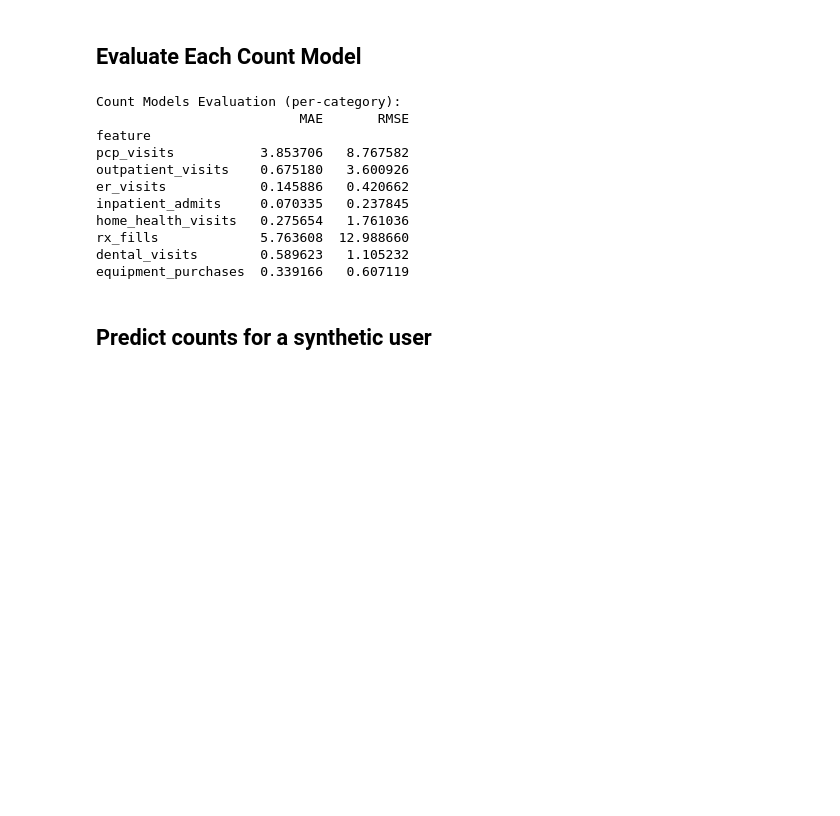
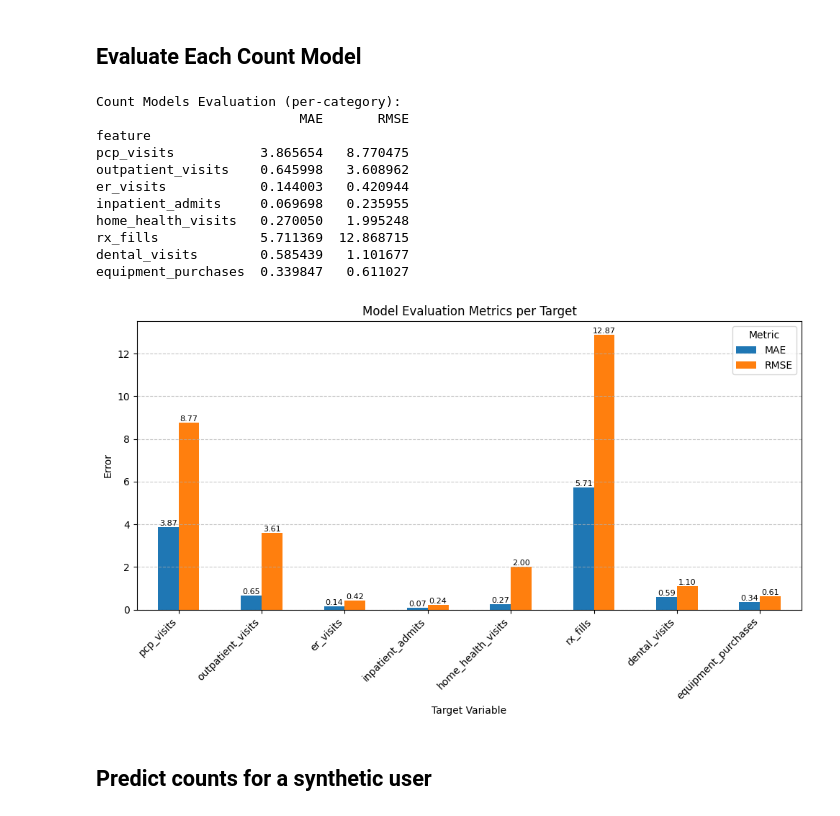
Before and after one commit to ojoffe/open-coverage, a Jupyter notebook: python-models/models/MEPS-model-v2.ipynb, the cells around one changed output. Saved outputs shown, nothing was run; the diff lists cells and outputs as text; code cells hidden in the pictures; blank space fills up the shorter version.

```diff
--- a/python-models/models/MEPS-model-v2.ipynb
+++ b/python-models/models/MEPS-model-v2.ipynb
@@ -408,4 +415,4 @@ for target in count_targets:
 
 # Persist to disk so you can reload later in the same notebook
 for target, pipe in models.items():
-    joblib.dump(pipe, f"/Users/orenj/Desktop/Projects/open-coverage/python-models/models/v2-pkl/model_{target}.pkl")
+    joblib.dump(pipe, f"/Users/orenj/Desktop/open-coverage/python-models/models/v2-pkl/model_{target}.pkl")
@@ -411,0 +421,22 @@ for target, pipe in models.items():
+# %%
+# Directory where the model files are saved
+model_dir = "/Users/orenj/Desktop/open-coverage/python-models/models/v2-pkl"
+
+# Dictionary to store reloaded models
+models = {}
+
+# DataFrame to store predictions
+preds = pd.DataFrame(index=X_test.index)
+
+# Reload models and make predictions
+for target in count_targets:
+    model_path = os.path.join(model_dir, f"model_{target}.pkl")
+
+    # Load the model from the pickle file
+    pipe = joblib.load(model_path)
+    models[target] = pipe
+
+    # Make predictions (clip to non-negative values, just like before)
+    preds[target] = pipe.predict(X_test).clip(min=0)
+
+print("Models reloaded and predictions generated.")
@@ -443,29 +476,50 @@ cognitive_limitation: [1.0, 2.0, nan]
 # %%
 metrics = []
 for target in count_targets:
     mae = mean_absolute_error(y_test[target], preds[target])
     rmse = root_mean_squared_error(y_test[target], preds[target])
     metrics.append({
         "feature": target,
         "MAE": mae,
         "RMSE": rmse
     })
 
 metrics_df = pd.DataFrame(metrics).set_index("feature")
 print("Count Models Evaluation (per-category):")
 print(metrics_df)
+
+# ---- Bar chart ----
+ax = metrics_df.plot(kind="bar", figsize=(10, 6))
+plt.title("Model Evaluation Metrics per Target")
+plt.ylabel("Error")
+plt.xlabel("Target Variable")
+plt.xticks(rotation=45, ha="right")
+plt.grid(axis='y', linestyle='--', alpha=0.7)
+plt.legend(title="Metric")
+
+# Add value labels on top of bars
+for p in ax.patches:
+    height = p.get_height()
+    ax.annotate(f'{height:.2f}',
+                (p.get_x() + p.get_width() / 2., height),
+                ha='center', va='bottom',
+                fontsize=8, rotation=0)
+
+plt.tight_layout()
+plt.show()
 # %% [output]
 Count Models Evaluation (per-category):
                           MAE       RMSE
 feature
-pcp_visits           3.853706   8.767582
-outpatient_visits    0.675180   3.600926
-er_visits            0.145886   0.420662
-inpatient_admits     0.070335   0.237845
-home_health_visits   0.275654   1.761036
-rx_fills             5.763608  12.988660
-dental_visits        0.589623   1.105232
-equipment_purchases  0.339166   0.607119
+pcp_visits           3.865654   8.770475
+outpatient_visits    0.645998   3.608962
+er_visits            0.144003   0.420944
+inpatient_admits     0.069698   0.235955
+home_health_visits   0.270050   1.995248
+rx_fills             5.711369  12.868715
+dental_visits        0.585439   1.101677
+equipment_purchases  0.339847   0.611027
+[figure, added]
 # %% [markdown]
 ## Predict counts for a synthetic user
 # %% [markdown]
```
Also changed, not shown: parts of 16 cells of this notebook, 9 other files.
